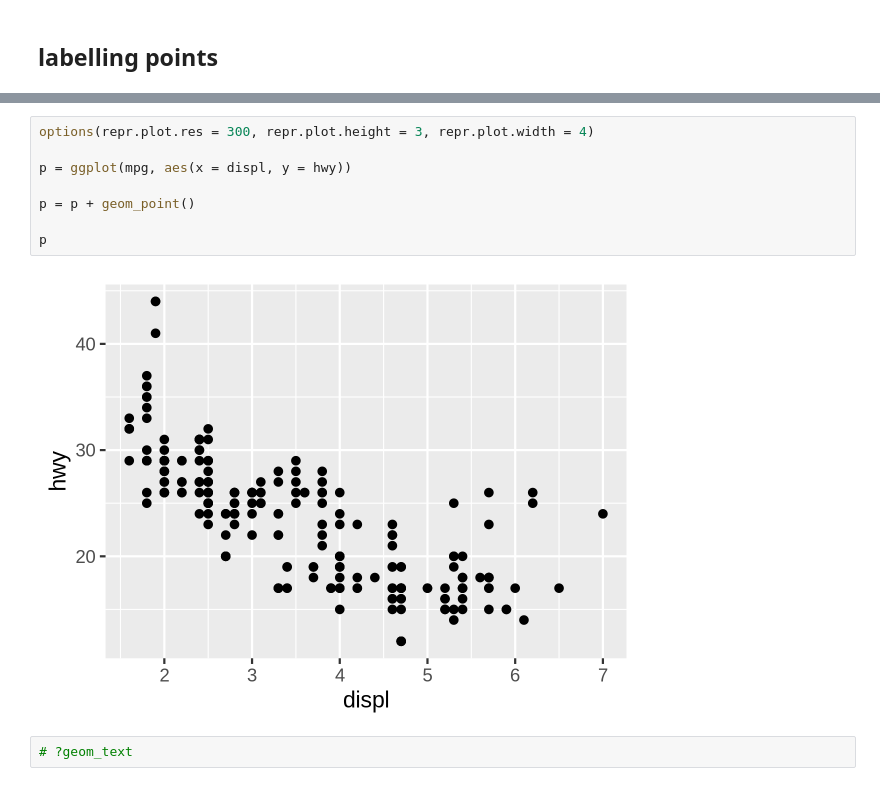
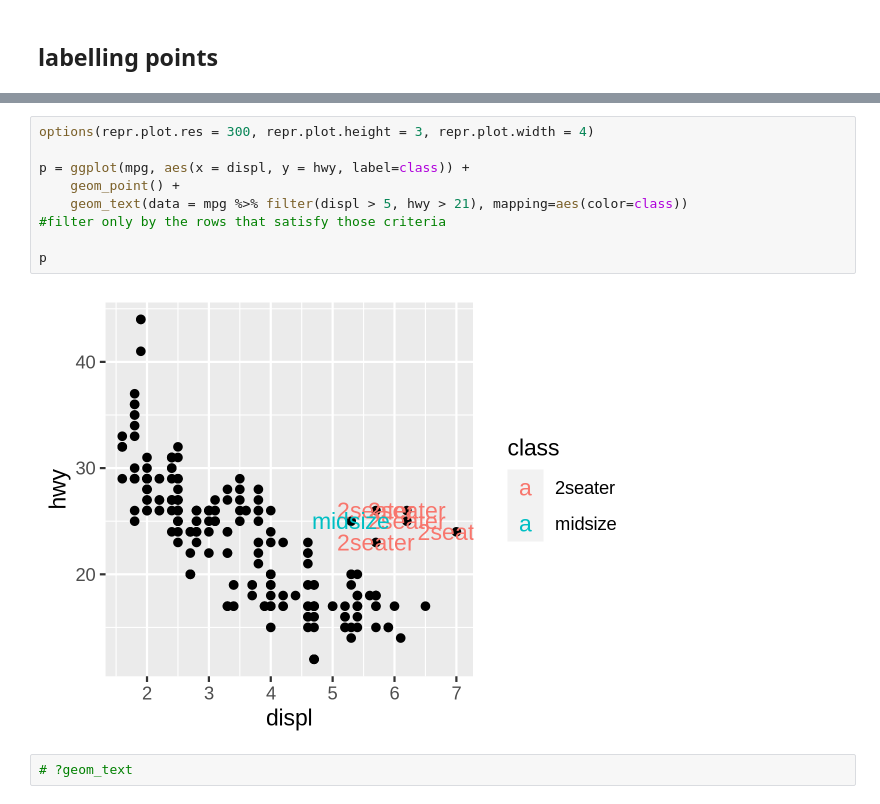
Before and after one commit to mcrzepka/BIOS512, a Jupyter notebook: Lectures/06_adjusting_plot_appearance.ipynb, the cells around one changed output, grey strips where cells are left out. Drawn from its saved outputs; the diff is of its cells as text.

```diff
--- a/Lectures/06_adjusting_plot_appearance.ipynb
+++ b/Lectures/06_adjusting_plot_appearance.ipynb
@@ -146,13 +139,14 @@ library('tidyverse')
 # %%
 options(repr.plot.res = 300, repr.plot.height = 3, repr.plot.width = 4)
 
-p = ggplot(mpg, aes(x = displ, y = hwy))
-
-p = p + geom_point()
+p = ggplot(mpg, aes(x = displ, y = hwy, label=class)) +
+    geom_point() +
+    geom_text(data = mpg %>% filter(displ > 5, hwy > 21), mapping=aes(color=class))
+#filter only by the rows that satisfy those criteria
 
 p
 # %% [output]
-[figure, old version]
+[figure, new version]
 # %%
 # ?geom_text
 # %%
```
Also changed, not shown: parts of 14 cells of this notebook.
